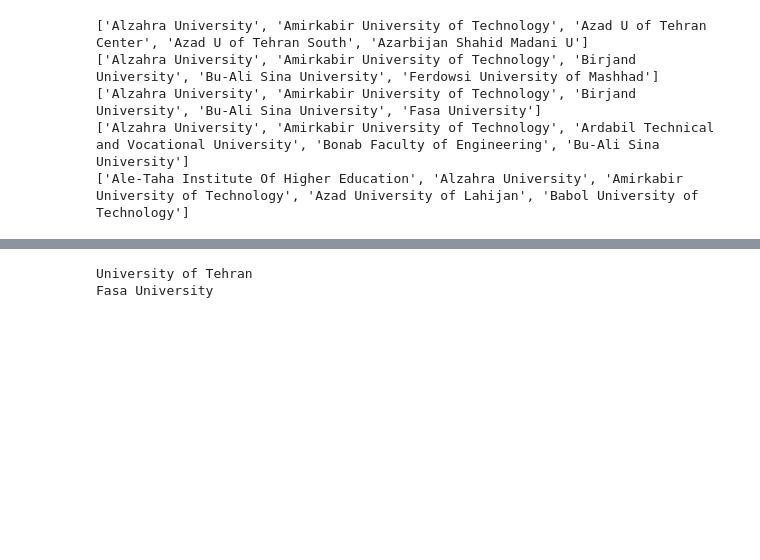
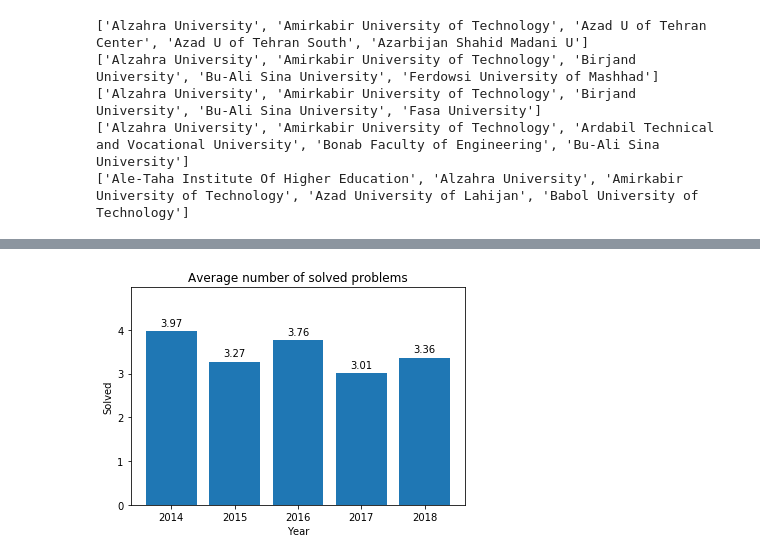
Before and after one commit to mehdikazemi8/icpc-contests, a Jupyter notebook: icpc-contests.ipynb, the cells around one changed output, grey strips where cells are left out. Cells and saved outputs as stored; diff of their text form; code cells hidden in the pictures; blank space fills up the shorter version.

```diff
--- a/icpc-contests.ipynb
+++ b/icpc-contests.ipynb
@@ -3,16 +3,16 @@ from data import df_columns, data
 # %%
 import matplotlib.pyplot as plt
 
-def create_bar_chart(x, y, xlabel, ylabel, title=""):
+def create_bar_chart(x, y, xlabel, ylabel, title="", ylim_above=10, text_space_above_rect=2):
     h = plt.bar(x, y)
     plt.xlabel(xlabel)
     plt.ylabel(ylabel)
-    plt.ylim(0, max(y) + 10)
+    plt.ylim(0, max(y) + ylim_above)
     plt.title(title)
 
     for i in range(len(x)):
         year_value, count = x[i], y[i]
-        plt.text(year_value, count+2, str(count), ha='center')
+        plt.text(year_value, count+text_space_above_rect, str(count), ha='center')
 
     plt.show()
 # %%
@@ -217,8 +199,10 @@ df.to_csv("standings_data.csv", index=False)
-# %%
-from universities import get_university_name
-
-print(get_university_name('U of Tehran Eng'))
-print(get_university_name('Fasa U'))
-# %% [output]
-University of Tehran
-Fasa University
+# %%
+for col in set(df.columns) - set(['name', 'university']):
+    df[col] = pd.to_numeric(df[col])
+# %%
+grouped = df.groupby('year').mean()['solved']
+years = list(grouped.index)
+avg_solved = [round(x, 2) for x in list(grouped)]
+create_bar_chart(years, avg_solved, "Year", "Solved", "Average number of solved problems", ylim_above=1, text_space_above_rect=0.12)
+# %% [output]
+[figure, added]
```
Also changed, not shown: parts of 5 cells of this notebook, 3 other files.
